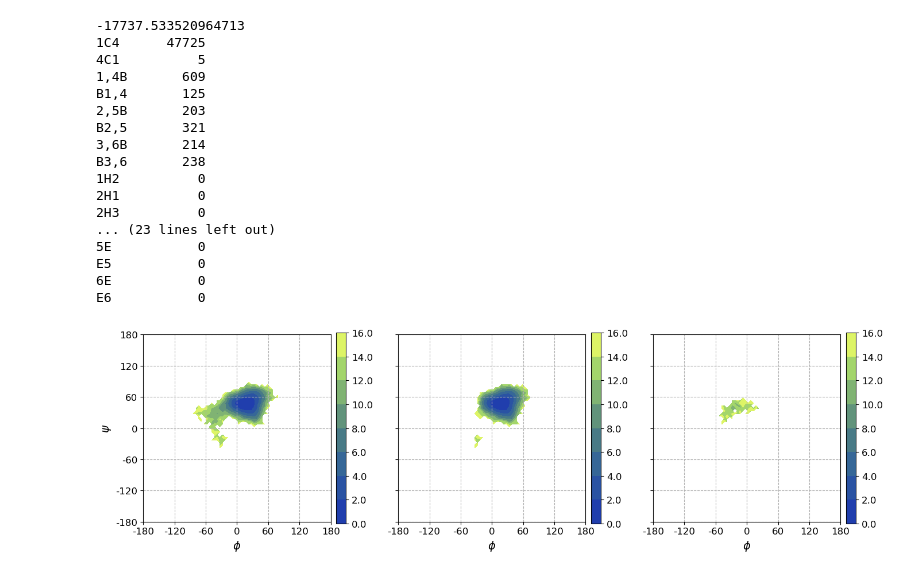
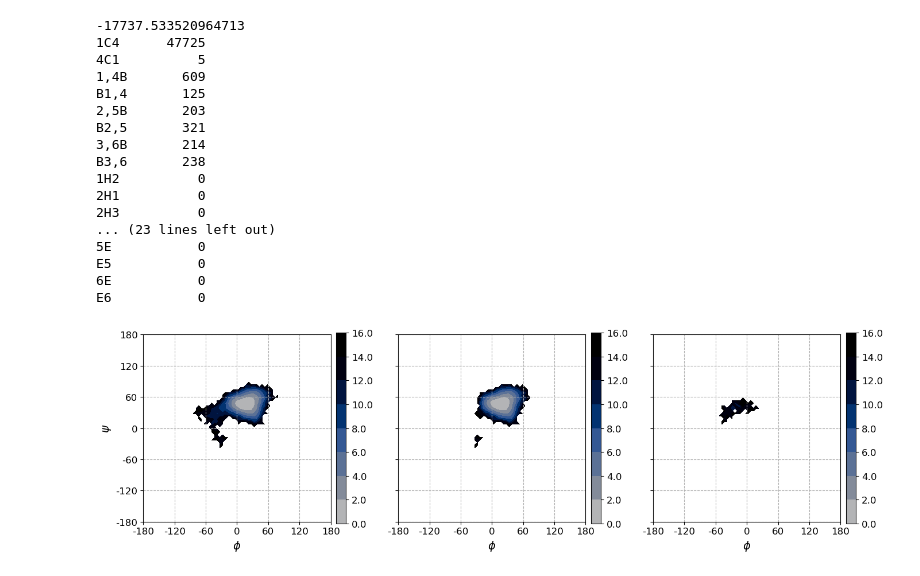
Before and after one commit to marianski-lab/artdep, a Jupyter notebook: benchmarks/ring_puckers_hist.ipynb, the cells around one changed output. Drawn from its saved outputs; the diff is of its cells as text; code cells hidden in the pictures.

```diff
--- a/benchmarks/ring_puckers_hist.ipynb
+++ b/benchmarks/ring_puckers_hist.ipynb
@@ -11,24 +14,24 @@ mol_pucker.gromacs('ang_ring.xvg')
 mol_fem.gromacs('fem_angles.xvg')
 # %%
  plot = mm.Plot()
-plot.cmap(map="imola")
+plot.cmap(map="oslo", offset=0.2)
 plot.puckers_hist(mol_pucker, mol_fem)
 # %% [output]
 -17737.533520964713
 1C4      47725
 4C1          5
 1,4B       609
 B1,4       125
 2,5B       203
 B2,5       321
 3,6B       214
 B3,6       238
 1H2          0
 2H1          0
 2H3          0
 ... (23 lines left out)
 5E           0
 E5           0
 6E           0
 E6           0
-[figure, old version]
+[figure, new version]
```
Also changed, not shown: parts of 1 cell of this notebook, 1 other file.
